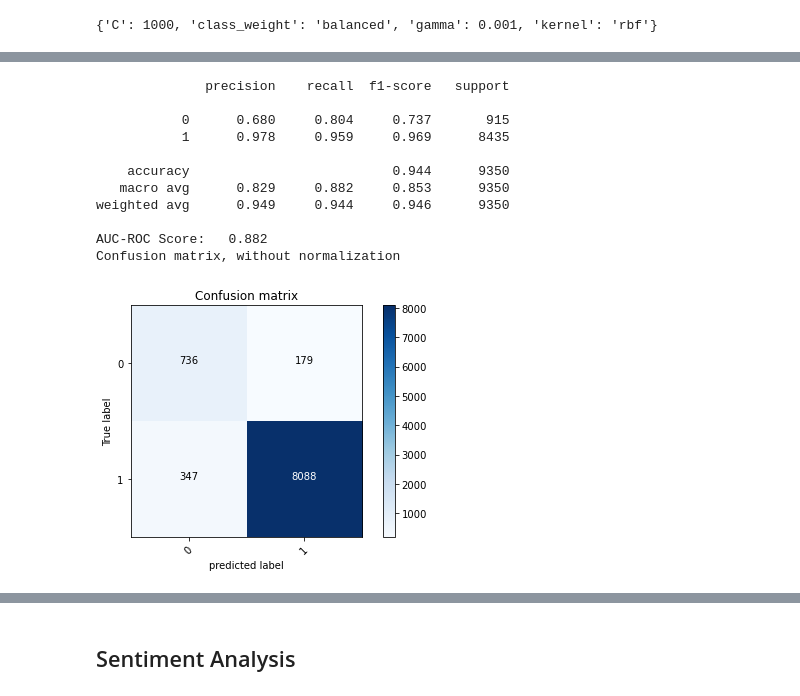
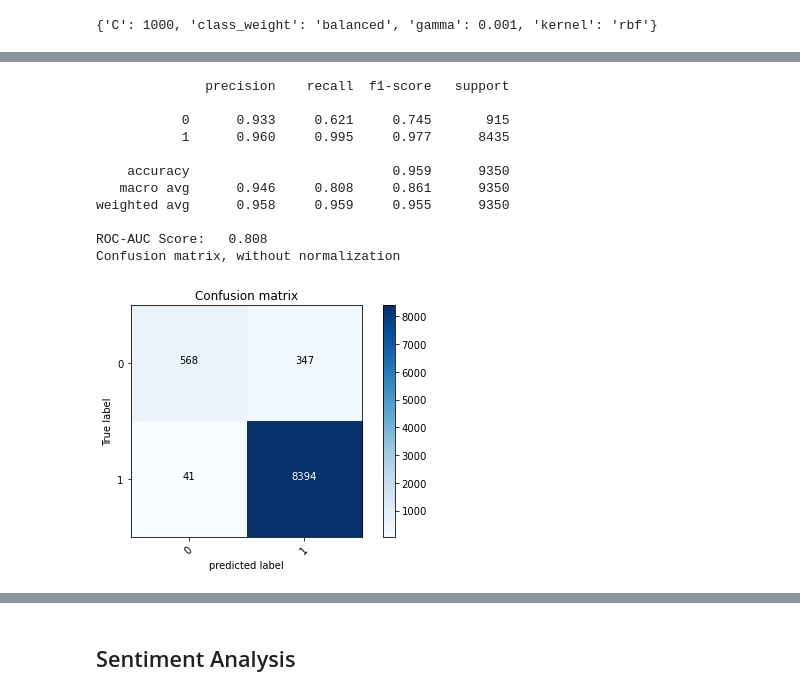
Before and after one commit to broepke/DATA110, a Jupyter notebook: Week 10/DATA110-Week10-broepke.ipynb, the cells around one changed output, grey strips where cells are left out. Cells and saved outputs as stored; diff of their text form; code cells hidden in the pictures.

```diff
--- a/Week 10/DATA110-Week10-broepke.ipynb
+++ b/Week 10/DATA110-Week10-broepke.ipynb
@@ -537,17 +598,17 @@ def fit_and_print(pipeline):
 # %%
-clf = SVC(class_weight='balanced', random_state=42)
+clf = RandomForestClassifier(criterion='entropy', class_weight='balanced', random_state=42)
 pipeline = create_pipe(clf)
 fit_and_print(pipeline)
 # %% [output]
               precision    recall  f1-score   support
 
-           0      0.680     0.804     0.737       915
-           1      0.978     0.959     0.969      8435
+           0      0.933     0.621     0.745       915
+           1      0.960     0.995     0.977      8435
 
-    accuracy                          0.944      9350
-   macro avg      0.829     0.882     0.853      9350
-weighted avg      0.949     0.944     0.946      9350
+    accuracy                          0.959      9350
+   macro avg      0.946     0.808     0.861      9350
+weighted avg      0.958     0.959     0.955      9350
 
-AUC-ROC Score:   0.882
+ROC-AUC Score:   0.808
 Confusion matrix, without normalization
-[figure, old version]
+[figure, new version]
```
Also changed, not shown: parts of 22 cells of this notebook.
